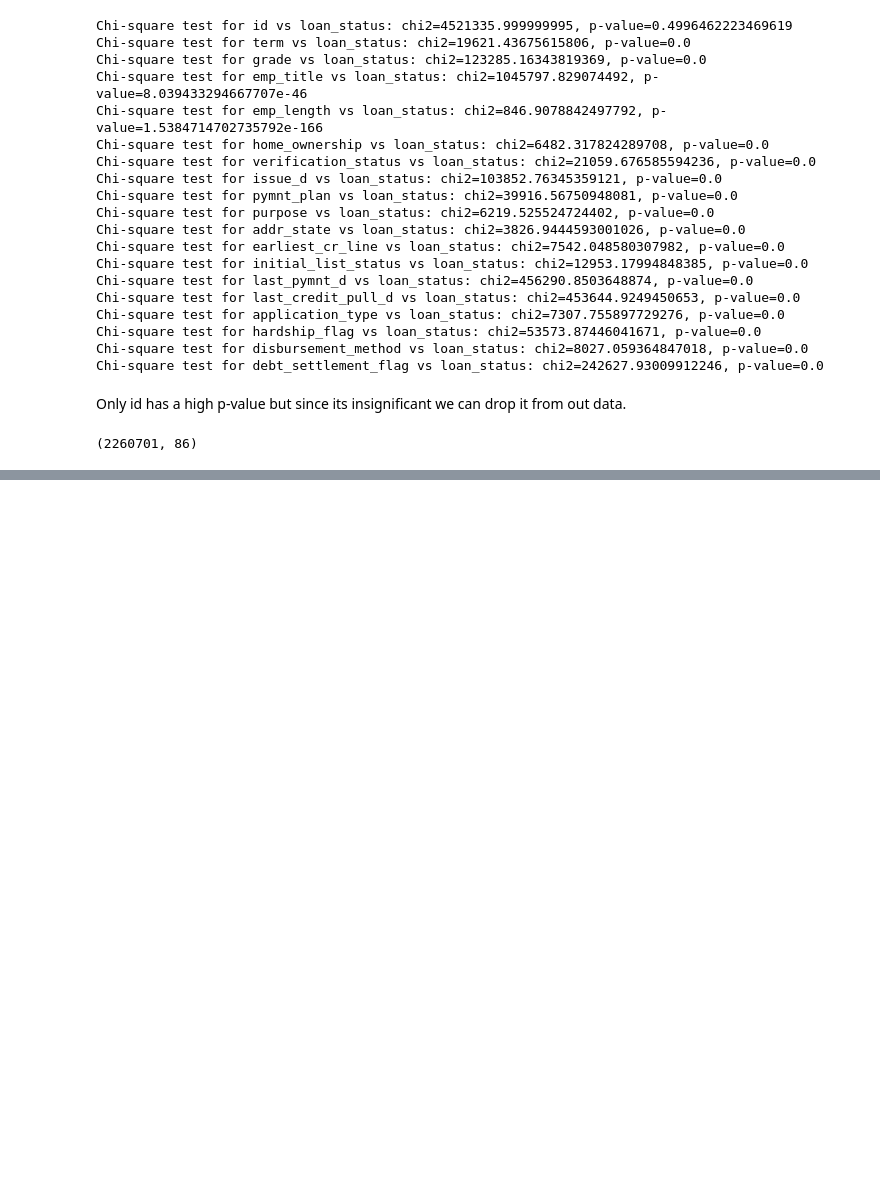
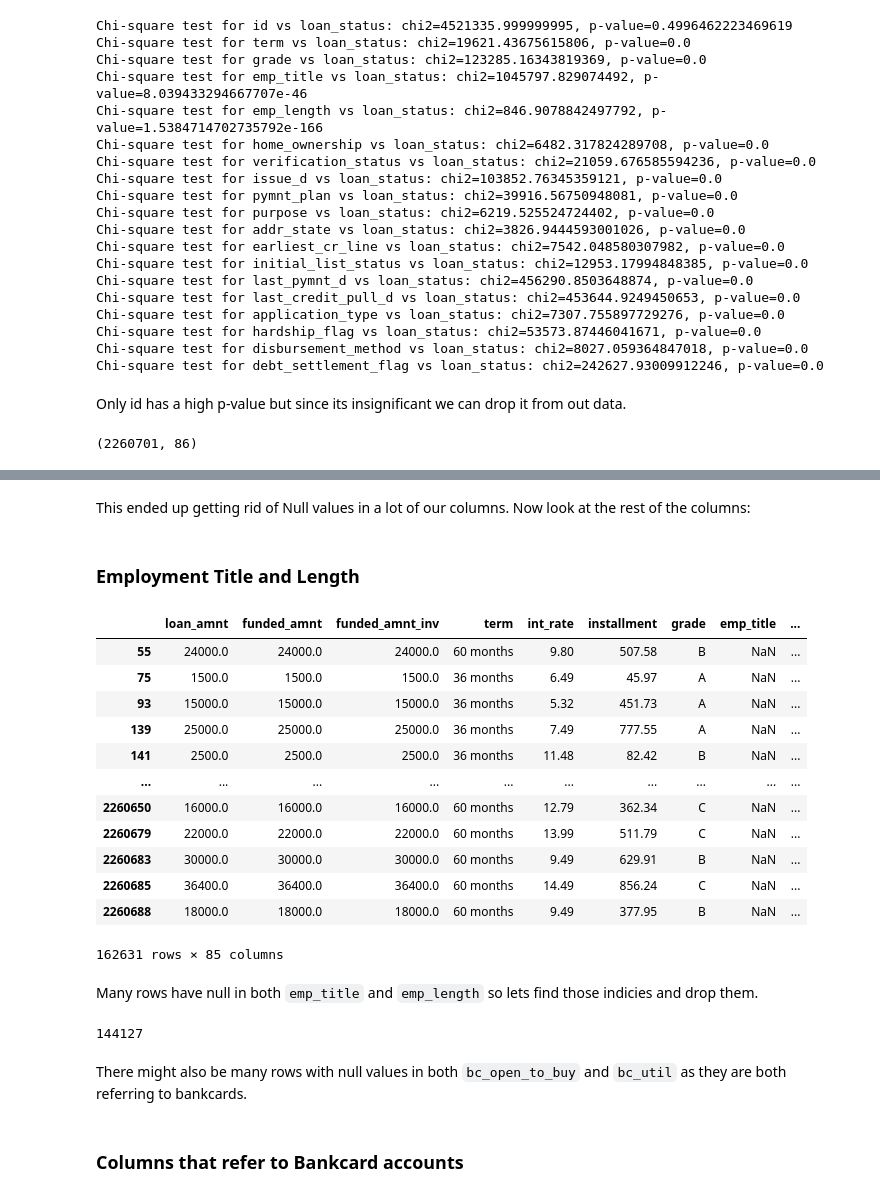
Before and after one commit to devenpatelmac/Loan-Default-Prediction, a Jupyter notebook: capstone.ipynb, the cells around one changed output, grey strips where cells are left out. Drawn from its saved outputs; the diff is of its cells as text; code cells hidden in the pictures; blank space fills up the shorter version.

```diff
--- a/capstone.ipynb
+++ b/capstone.ipynb
@@ -418,0 +510,2 @@ categorical_df.head()
+# %%
+accepted_cleaner = accepted_cleaner.drop(index=accepted_cleaner[accepted_cleaner['tot_coll_amt'].isnull()].index.tolist(), columns='tot_coll_amt')
@@ -418,0 +532,27 @@ categorical_df.head()
+# %% [markdown]
+This ended up getting rid of Null values in a lot of our columns. Now look at the rest of the columns:
+# %% [markdown]
+### Employment Title and Length
+# %%
+accepted_cleaner[accepted_cleaner['emp_title'].isna()]
+# %% [output]
+|  | loan_amnt | funded_amnt | funded_amnt_inv | term | int_rate | installment | grade | emp_title | ... |
+| 55 | 24000.0 | 24000.0 | 24000.0 | 60 months | 9.80 | 507.58 | B | NaN | ... |
+| 75 | 1500.0 | 1500.0 | 1500.0 | 36 months | 6.49 | 45.97 | A | NaN | ... |
+| 93 | 15000.0 | 15000.0 | 15000.0 | 36 months | 5.32 | 451.73 | A | NaN | ... |
+| 139 | 25000.0 | 25000.0 | 25000.0 | 36 months | 7.49 | 777.55 | A | NaN | ... |
+| 141 | 2500.0 | 2500.0 | 2500.0 | 36 months | 11.48 | 82.42 | B | NaN | ... |
+| ... | ... | ... | ... | ... | ... | ... | ... | ... | ... |
+| 2260650 | 16000.0 | 16000.0 | 16000.0 | 60 months | 12.79 | 362.34 | C | NaN | ... |
+| 2260679 | 22000.0 | 22000.0 | 22000.0 | 60 months | 13.99 | 511.79 | C | NaN | ... |
+| 2260683 | 30000.0 | 30000.0 | 30000.0 | 60 months | 9.49 | 629.91 | B | NaN | ... |
+| 2260685 | 36400.0 | 36400.0 | 36400.0 | 60 months | 14.49 | 856.24 | C | NaN | ... |
+| 2260688 | 18000.0 | 18000.0 | 18000.0 | 60 months | 9.49 | 377.95 | B | NaN | ... |
+162631 rows × 85 columns
+# %% [markdown]
+Many rows have null in both `emp_title` and `emp_length` so lets find those indicies and drop them.
+# %%
+employment = accepted_cleaner[(accepted_cleaner['emp_title'].isnull())&(accepted_cleaner['emp_length'].isnull())].index.tolist()
+len(employment)
+# %% [output]
+144127
@@ -418,0 +561,4 @@ categorical_df.head()
+# %% [markdown]
+There might also be many rows with null values in both `bc_open_to_buy` and `bc_util` as they are both referring to bankcards.
+# %% [markdown]
+### Columns that refer to Bankcard accounts
```
Also changed, not shown: parts of 42 cells of this notebook.
